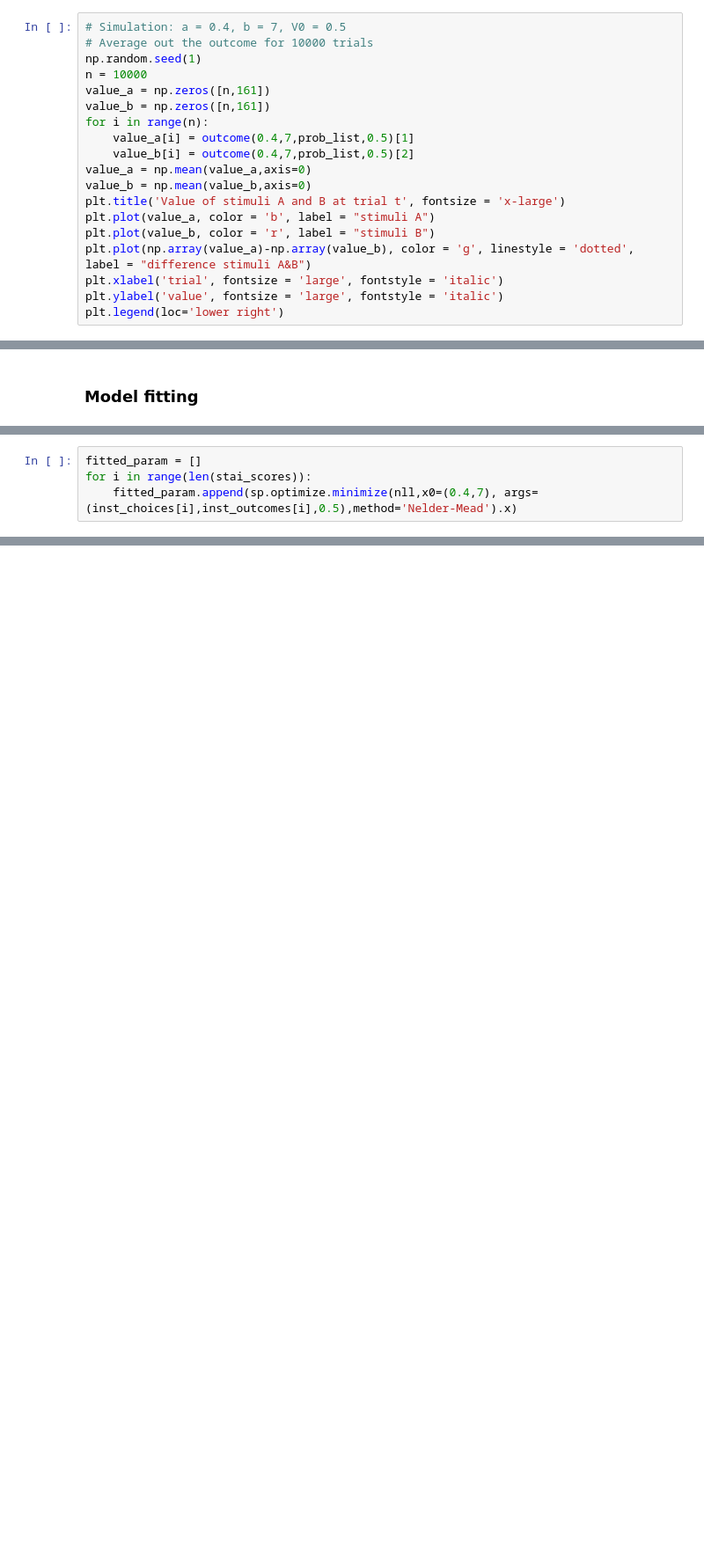
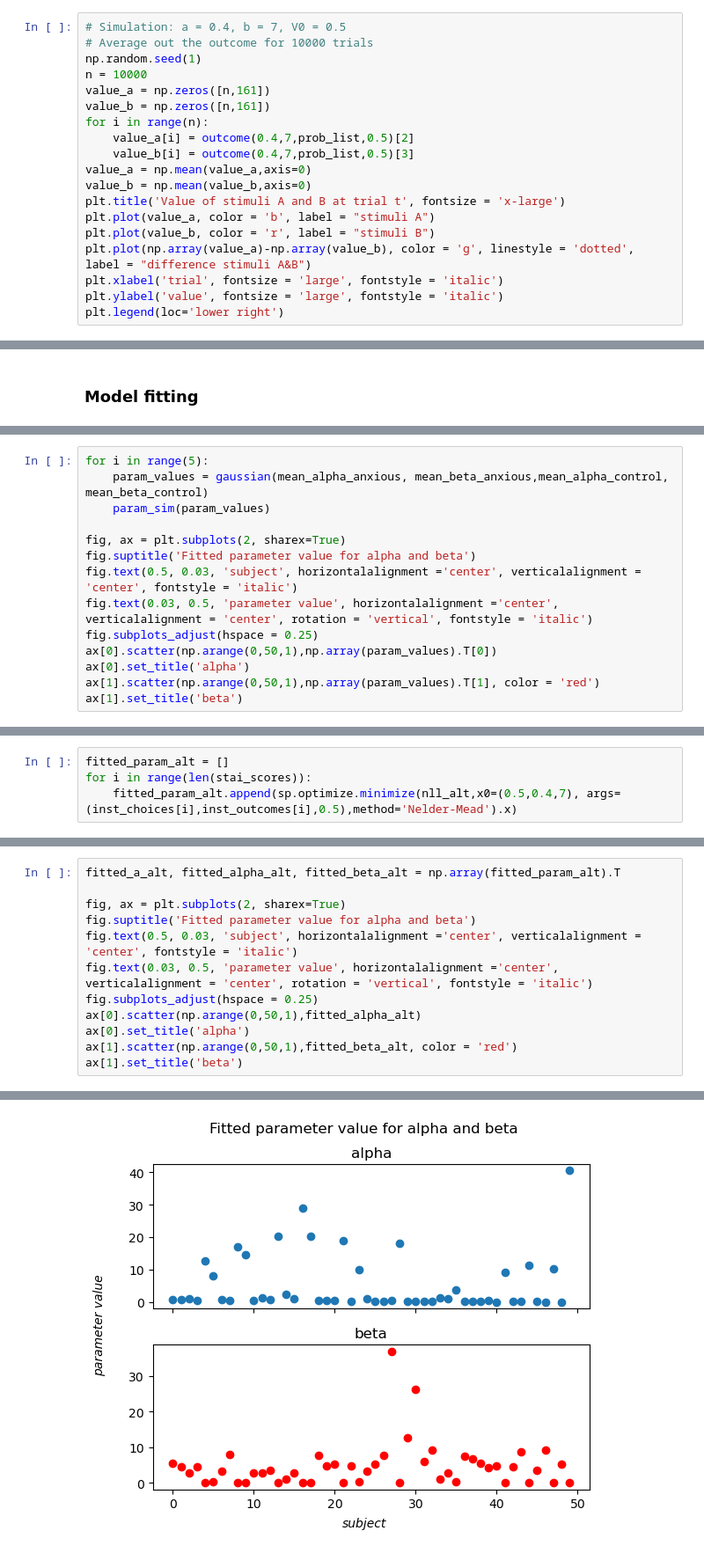
Before and after one commit to a-ishiyama/comp-neuro, a Jupyter notebook: code.ipynb, the cells around one changed output, grey strips where cells are left out. Shown at 88% size. Saved outputs shown, nothing was run; the diff lists cells and outputs as text; blank space fills up the shorter version.

```diff
--- a/code.ipynb
+++ b/code.ipynb
@@ -94,8 +95,8 @@ n = 10000
 value_a = np.zeros([n,161])
 value_b = np.zeros([n,161])
 for i in range(n):
-    value_a[i] = outcome(0.4,7,prob_list,0.5)[1]
-    value_b[i] = outcome(0.4,7,prob_list,0.5)[2]
+    value_a[i] = outcome(0.4,7,prob_list,0.5)[2]
+    value_b[i] = outcome(0.4,7,prob_list,0.5)[3]
 value_a = np.mean(value_a,axis=0)
 value_b = np.mean(value_b,axis=0)
 plt.title('Value of stimuli A and B at trial t', fontsize = 'x-large')
@@ -190,0 +342,14 @@ nll5 = nll([0.4,7],inst_choices[4],inst_outcomes[4],0.5); print(nll5)
+# %%
+for i in range(5):
+    param_values = gaussian(mean_alpha_anxious, mean_beta_anxious,mean_alpha_control, mean_beta_control)
+    param_sim(param_values)
+
+fig, ax = plt.subplots(2, sharex=True)
+fig.suptitle('Fitted parameter value for alpha and beta')
+fig.text(0.5, 0.03, 'subject', horizontalalignment ='center', verticalalignment = 'center', fontstyle = 'italic')
+fig.text(0.03, 0.5, 'parameter value', horizontalalignment ='center', verticalalignment = 'center', rotation = 'vertical', fontstyle = 'italic')
+fig.subplots_adjust(hspace = 0.25)
+ax[0].scatter(np.arange(0,50,1),np.array(param_values).T[0])
+ax[0].set_title('alpha')
+ax[1].scatter(np.arange(0,50,1),np.array(param_values).T[1], color = 'red')
+ax[1].set_title('beta')
@@ -191,4 +440,4 @@ nll5 = nll([0.4,7],inst_choices[4],inst_outcomes[4],0.5); print(nll5)
 # %%
-fitted_param = []
+fitted_param_alt = []
 for i in range(len(stai_scores)):
-    fitted_param.append(sp.optimize.minimize(nll,x0=(0.4,7), args=(inst_choices[i],inst_outcomes[i],0.5),method='Nelder-Mead').x)
+    fitted_param_alt.append(sp.optimize.minimize(nll_alt,x0=(0.5,0.4,7), args=(inst_choices[i],inst_outcomes[i],0.5),method='Nelder-Mead').x)
@@ -227,0 +444,13 @@ array([  14.34179722,   14.36920031,   14.03556201,   14.38443006,
+# %%
+fitted_a_alt, fitted_alpha_alt, fitted_beta_alt = np.array(fitted_param_alt).T
+
+fig, ax = plt.subplots(2, sharex=True)
+fig.suptitle('Fitted parameter value for alpha and beta')
+fig.text(0.5, 0.03, 'subject', horizontalalignment ='center', verticalalignment = 'center', fontstyle = 'italic')
+fig.text(0.03, 0.5, 'parameter value', horizontalalignment ='center', verticalalignment = 'center', rotation = 'vertical', fontstyle = 'italic')
+fig.subplots_adjust(hspace = 0.25)
+ax[0].scatter(np.arange(0,50,1),fitted_alpha_alt)
+ax[0].set_title('alpha')
+ax[1].scatter(np.arange(0,50,1),fitted_beta_alt, color = 'red')
+ax[1].set_title('beta')
+# %% [output]
@@ -227,0 +458 @@ array([  14.34179722,   14.36920031,   14.03556201,   14.38443006,
+[figure, added]
```
Also changed, not shown: parts of 20 cells of this notebook.
